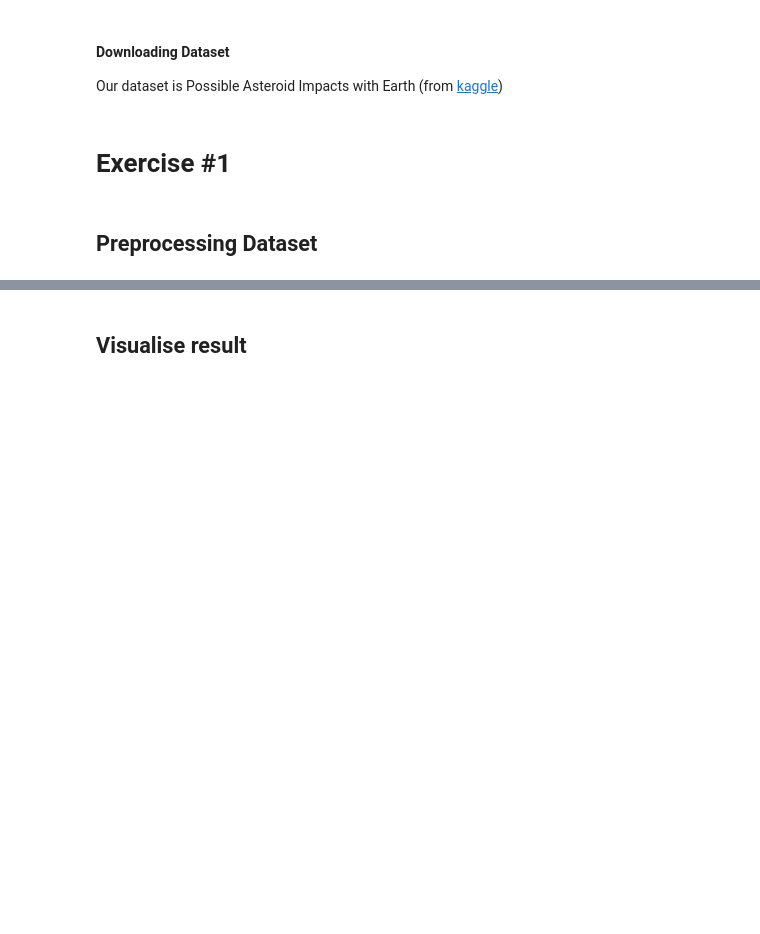
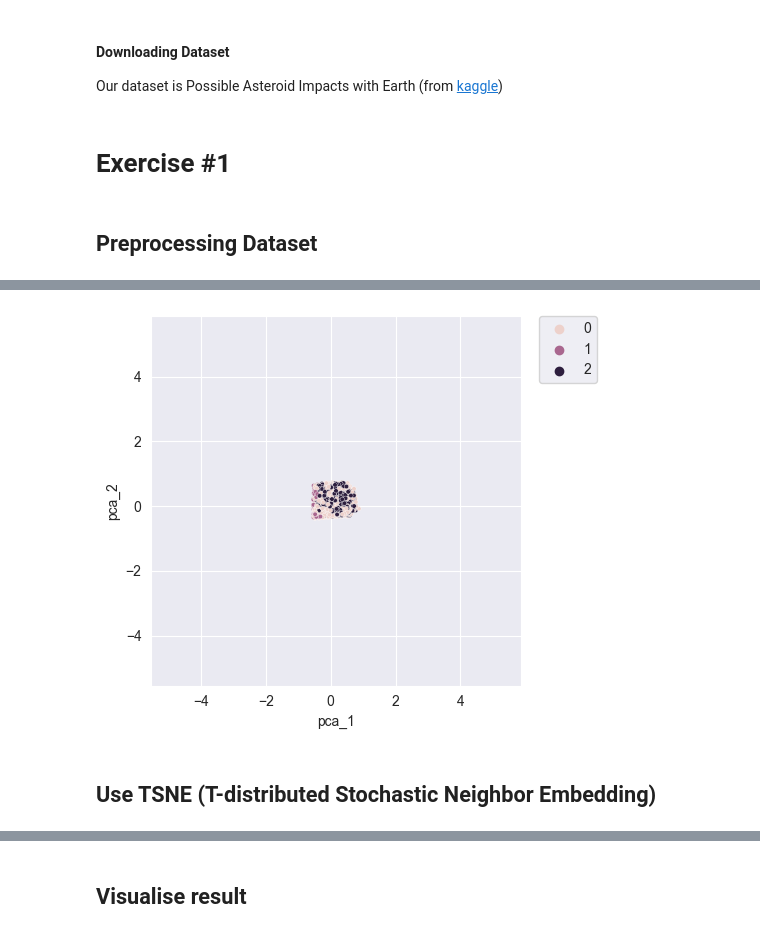
Before and after one commit to lytmercy/data_analysis_labs, a Jupyter notebook: lab_2.ipynb, the cells around one changed output, grey strips where cells are left out. Saved outputs shown, nothing was run; the diff lists cells and outputs as text; code cells hidden in the pictures; blank space fills up the shorter version.

```diff
--- a/lab_2.ipynb
+++ b/lab_2.ipynb
@@ -52,0 +130,10 @@ asteroid_df = asteroid_df[asteroid_df["Object Classification"].isin(necessary_cl
+# %%
+# Normalise dataset
+norm_asteroid_df = asteroid_df.copy()
+# apply normalization techniques
+for column in norm_asteroid_df:
+    if norm_asteroid_df[column].dtype == object:
+        continue
+    norm_asteroid_df[column] = norm_asteroid_df[column] / norm_asteroid_df[column].abs().max()
+# View normalised dataset
+print(norm_asteroid_df.head())
@@ -52,0 +154,10 @@ asteroid_df = asteroid_df[asteroid_df["Object Classification"].isin(necessary_cl
+# %%
+# Edit name of column "Object Classification" with _
+# For using this name in next cell
+number_asteroid_df = norm_asteroid_df.copy()
+number_asteroid_df.rename(columns={"Object Classification": "Object_Classification"}, inplace=True)
+# Replace string class to numbers
+obj_class = {"Apollo": 0, "Aten": 1, "Amor": 2}
+number_asteroid_df.Object_Classification = [obj_class[item] for item in number_asteroid_df.Object_Classification]
+# View new dataset
+print(number_asteroid_df.head())
@@ -54,0 +207,20 @@ asteroid_df = asteroid_df[asteroid_df["Object Classification"].isin(necessary_cl
+# %%
+# Set PCA class object with n_components=2 (this will reduce the dimension to two)
+pca = PCA(n_components=2)
+pca_result = pca.fit_transform(X)
+
+pca_result_df = pd.DataFrame({'pca_1': pca_result[:, 0], 'pca_2': pca_result[:, 1], 'label': y})
+# %%
+# View result on plot
+fig, ax = plt.subplots(1)
+sns.scatterplot(x='pca_1', y='pca_2', hue='label', data=pca_result_df, ax=ax, s=10)
+limit = (pca_result.min()-5, pca_result.max()+5)
+ax.set_xlim(limit)
+ax.set_ylim(limit)
+ax.set_aspect('equal')
+ax.legend(bbox_to_anchor=(1.05, 1), loc=2, borderaxespad=0.0)
+plt.show()
+# %% [output]
+[figure, added]
+# %% [markdown]
+## Use TSNE (T-distributed Stochastic Neighbor Embedding)
```
Also changed, not shown: parts of 38 cells of this notebook.
